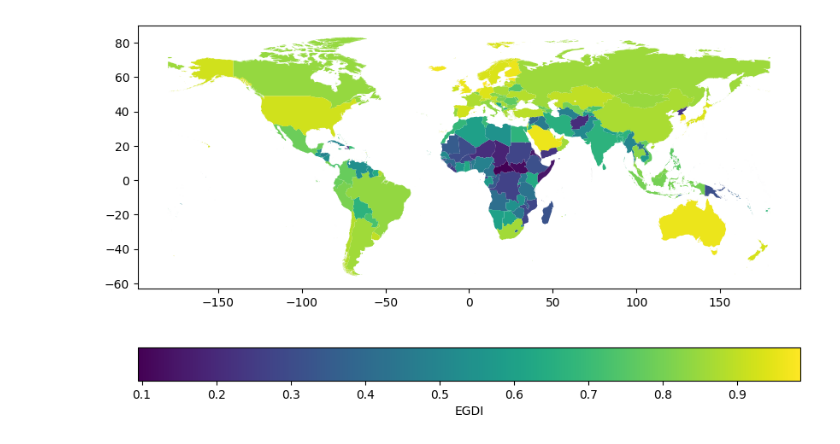
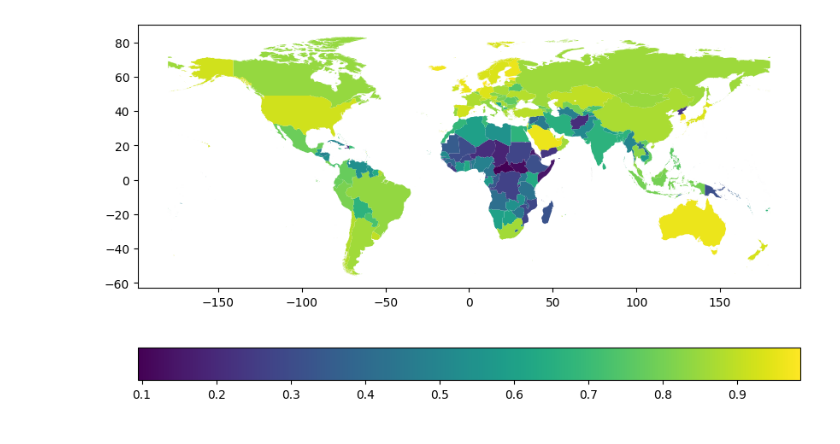
Before and after one commit to LazaroDamasceno/Dissertacao-Mestrado, a Jupyter notebook: eda/mapa_coropleto/mapa_coropleto_paises_egdi.ipynb, the cells around one changed output. Drawn from its saved outputs; the diff is of its cells as text; code cells hidden in the pictures.

```diff
--- a/eda/mapa_coropleto/mapa_coropleto_paises_egdi.ipynb
+++ b/eda/mapa_coropleto/mapa_coropleto_paises_egdi.ipynb
@@ -52,15 +52,14 @@ df['EGDI'] = egov['E-Government Index']
 # %%
 df.plot(column='EGDI',
         cmap='viridis',
         legend=True,
         legend_kwds={
-            'label': "EGDI",
             'orientation': "horizontal"
         },
         figsize=(10, 6)
 )
 
 plt.savefig('C:/Users/lazar/Master-Dissertation/figuras/egdi/mapa_coropleto_paises_egdi.png', dpi=300, bbox_inches='tight')
 plt.show()
 # %% [output]
-[figure, old version]
+[figure, new version]
```
Also changed, not shown: 27 other files.
